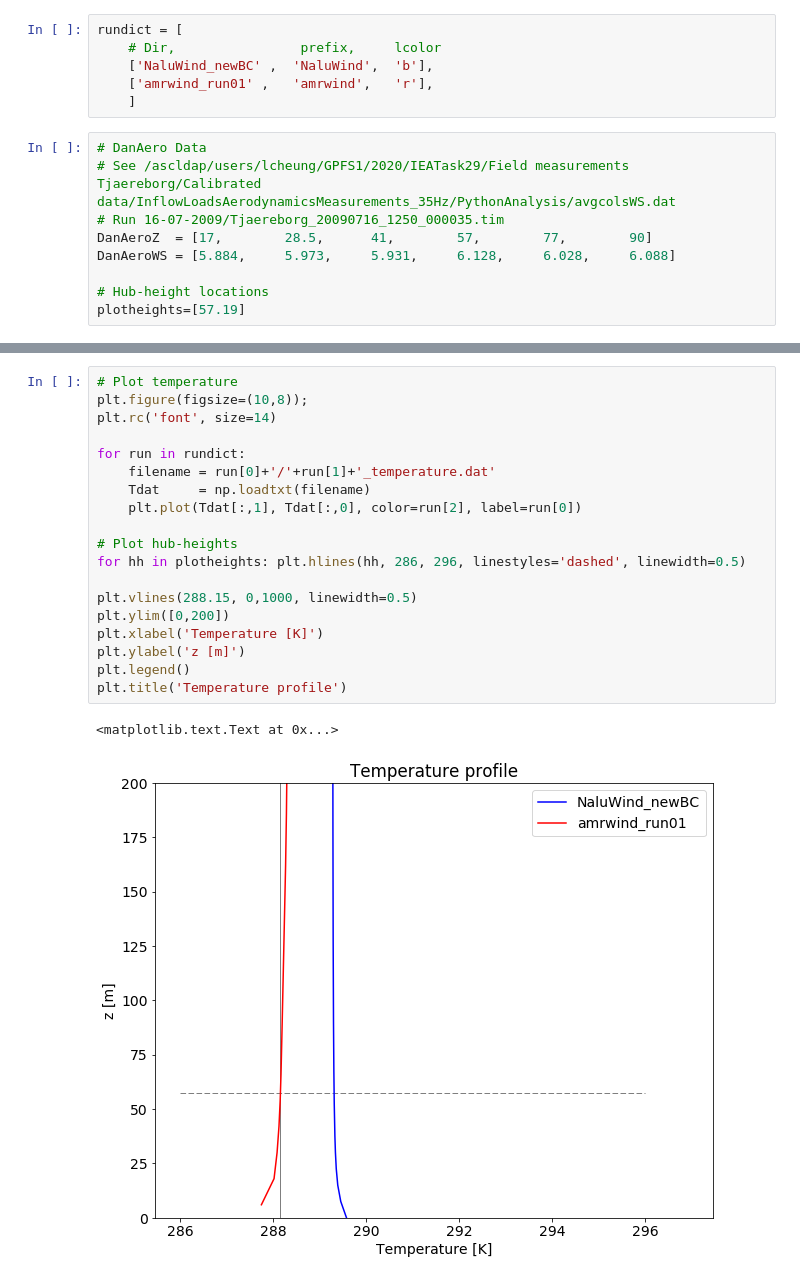
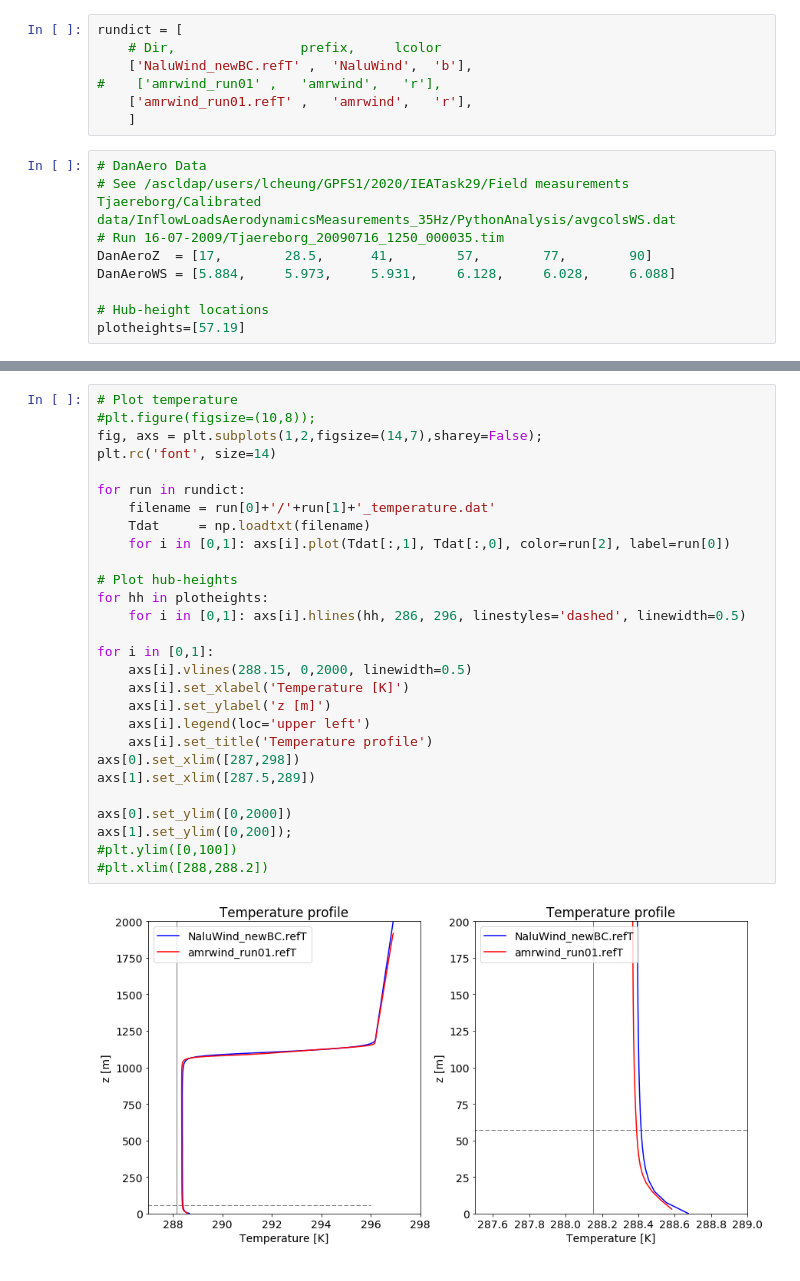
Before and after one commit to lawrenceccheung/IEATask29_precursor, a Jupyter notebook: REF1/CompareRuns.ipynb, the cells around one changed output, grey strips where cells are left out. Saved outputs shown, nothing was run; the diff lists cells and outputs as text.

```diff
--- a/REF1/CompareRuns.ipynb
+++ b/REF1/CompareRuns.ipynb
@@ -17,8 +17,9 @@ sys.path.insert(1, naluhelperdir)
 # %%
 rundict = [
     # Dir,                prefix,     lcolor
-    ['NaluWind_newBC' ,  'NaluWind',  'b'],
-    ['amrwind_run01' ,   'amrwind',   'r'],
+    ['NaluWind_newBC.refT' ,  'NaluWind',  'b'],
+#    ['amrwind_run01' ,   'amrwind',   'r'],
+    ['amrwind_run01.refT' ,   'amrwind',   'r'],
     ]
 # %%
 # DanAero Data
@@ -58,25 +59,33 @@ plt.title('Velocity profile')
 # %%
 # Plot temperature
-plt.figure(figsize=(10,8));
+#plt.figure(figsize=(10,8));
+fig, axs = plt.subplots(1,2,figsize=(14,7),sharey=False);
 plt.rc('font', size=14)
 
 for run in rundict:
     filename = run[0]+'/'+run[1]+'_temperature.dat'
     Tdat     = np.loadtxt(filename)
-    plt.plot(Tdat[:,1], Tdat[:,0], color=run[2], label=run[0])
+    for i in [0,1]: axs[i].plot(Tdat[:,1], Tdat[:,0], color=run[2], label=run[0])
 
 # Plot hub-heights
-for hh in plotheights: plt.hlines(hh, 286, 296, linestyles='dashed', linewidth=0.5)
+for hh in plotheights:
+    for i in [0,1]: axs[i].hlines(hh, 286, 296, linestyles='dashed', linewidth=0.5)
 
-plt.vlines(288.15, 0,1000, linewidth=0.5)
-plt.ylim([0,200])
-plt.xlabel('Temperature [K]')
-plt.ylabel('z [m]')
-plt.legend()
-plt.title('Temperature profile')
+for i in [0,1]:
+    axs[i].vlines(288.15, 0,2000, linewidth=0.5)
+    axs[i].set_xlabel('Temperature [K]')
+    axs[i].set_ylabel('z [m]')
+    axs[i].legend(loc='upper left')
+    axs[i].set_title('Temperature profile')
+axs[0].set_xlim([287,298])
+axs[1].set_xlim([287.5,289])
+
+axs[0].set_ylim([0,2000])
+axs[1].set_ylim([0,200]);
+#plt.ylim([0,100])
+#plt.xlim([288,288.2])
 # %% [output]
-<matplotlib.text.Text at 0x...>
-[figure, old version]
+[figure, new version]
 # %%
 # Plot Reynolds stresses
 plt.figure(figsize=(10,8));
```
Also changed, not shown: parts of 2 cells of this notebook, 4 other files.
